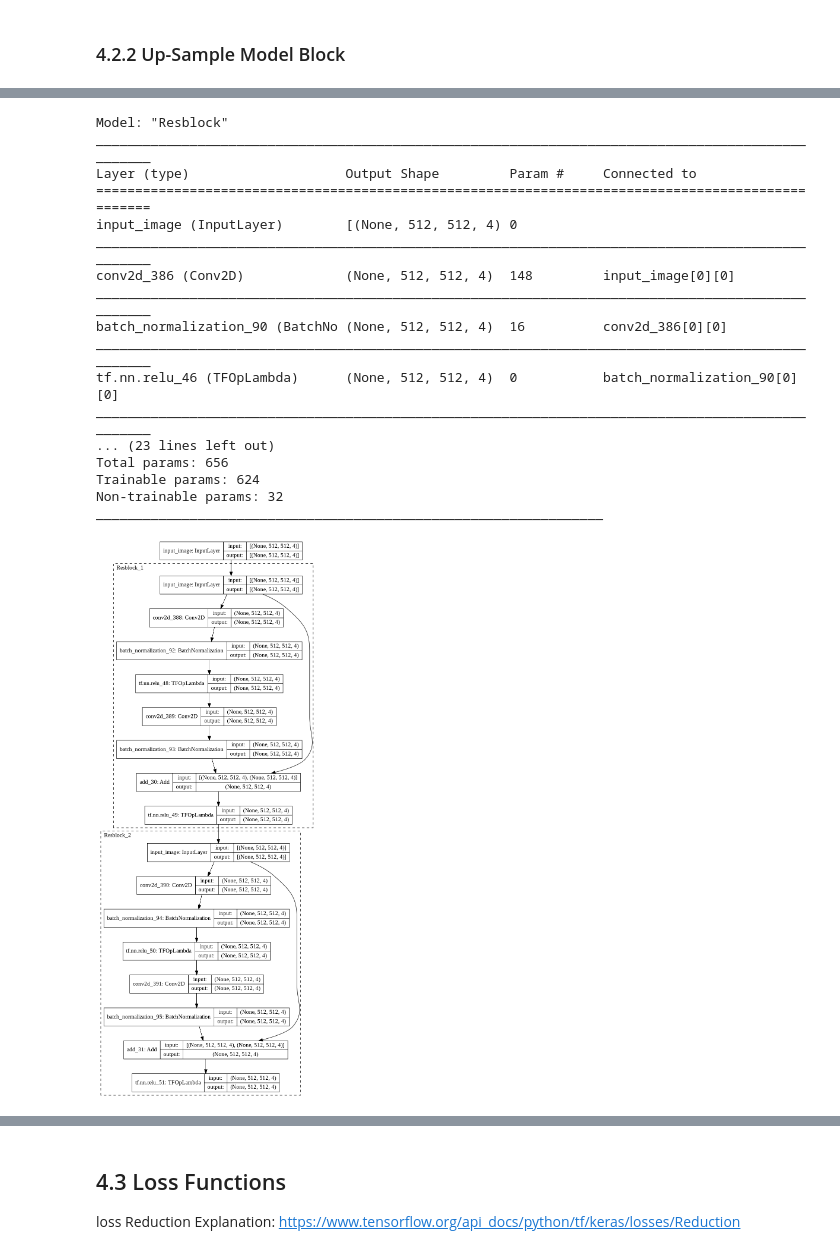
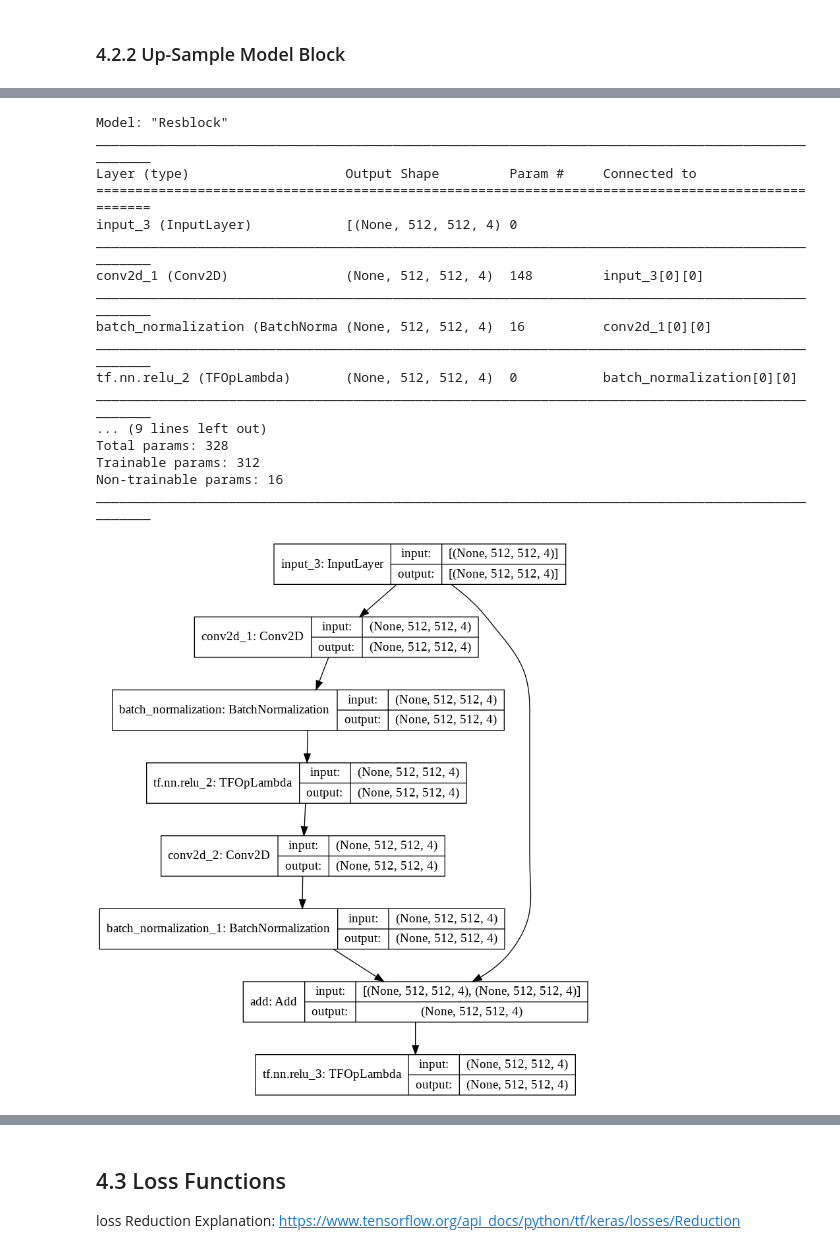
Before and after one commit to sascha-kirch/VoloGAN, a Jupyter notebook: VologramsData_Playground.ipynb, the cells around one changed output, grey strips where cells are left out. Drawn from its saved outputs; the diff is of its cells as text; code cells hidden in the pictures.

Commit message:
Classes to methods to enable summary() and plot model(), PCA Test

```diff
--- a/VologramsData_Playground.ipynb
+++ b/VologramsData_Playground.ipynb
@@ -587,51 +595,63 @@ Der unten gezeigte Residualblock unterscheidet sich noch von dem CycleGAN Beispi
 
 ![resnet_block.png](embedded-picture-1)
 # %%
-def ResBlock(inputShape, name, filters = 4, kernel_size = (3,3), strides = (1,1), activation = 'relu'):
+def ResidualIdentityBlock(inputShape, name = None, filters = 4, kernel_size = (3,3), strides = (1,1), activation = 'relu'):
 
-  input_tensor = tf.keras.layers.Input(shape=inputShape, name='input_image')
+  filters = inputShape[-1]
+
+  input_tensor = tf.keras.layers.Input(shape=inputShape)
   x = tf.keras.layers.Conv2D(filters, kernel_size, strides, padding = 'same')(input_tensor)
   x = tf.keras.layers.BatchNormalization()(x)
   x = tf.keras.activations.get(activation)(x)
 
   x = tf.keras.layers.Conv2D(filters, kernel_size, strides, padding = 'same')(x)
   x = tf.keras.layers.BatchNormalization()(x)
 
   x = tf.keras.layers.Add()([x, input_tensor])
   x = tf.keras.activations.get(activation)(x)
 
   return tf.keras.Model(inputs=input_tensor, outputs=x, name = name)
 
-model = ResBlock(inputShape = (512,512,4), name = "Resblock", filters = 4, kernel_size = (3,3), activation = 'relu')
-model.summary()
-tf.keras.utils.plot_model(model, show_shapes=True)
-
-def test(inputShape):
-  input_tensor = tf.keras.layers.Input(shape=inputShape, name='input_image')
-  res1 = ResBlock(inputShape = inputShape, name = "Resblock_1")(input_tensor)
-  res2 = ResBlock(inputShape = inputShape, name = "Resblock_2")(res1)
-
-  return tf.keras.Model(inputs=input_tensor, outputs=res2)
-
-model = test(inputShape = (512,512,4))
+model = ResidualIdentityBlock(inputShape = (512,512,4), name = "Resblock", filters = 4, kernel_size = (3,3), activation = 'relu')
 model.summary()
 tf.keras.utils.plot_model(model, show_shapes=True, expand_nested=True)
+
+#def test(inputShape):
+#  input_tensor = tf.keras.layers.Input(shape=inputShape)
+#  x = ResBlock(inputShape = inputShape, name = "Resblock_1")(input_tensor)
+#  x = ResBlock(inputShape = inputShape, name = "Resblock_2")(x)
+#  return tf.keras.Model(inputs=input_tensor, outputs=x)
+
+#model = test(inputShape = (512,512,4))
+#model.summary()
+#tf.keras.utils.plot_model(model, show_shapes=True, expand_nested=False)
+
+#def test1(inputShape):
+#  input_tensor = tf.keras.layers.Input(shape=inputShape)
+#  x = test(inputShape)(input_tensor)
+#  x = test(inputShape)(x)
+#  x = test(inputShape)(x)
+#  return tf.keras.Model(inputs=input_tensor, outputs=x)
+
+#model = test1(inputShape = (512,512,4))
+#model.summary()
+#tf.keras.utils.plot_model(model, show_shapes=True, expand_nested=True)
 # %% [output]
 Model: "Resblock"
 __________________________________________________________________________________________________
 Layer (type)                    Output Shape         Param #     Connected to
 ==================================================================================================
-input_image (InputLayer)        [(None, 512, 512, 4) 0
+input_3 (InputLayer)            [(None, 512, 512, 4) 0
 __________________________________________________________________________________________________
-conv2d_386 (Conv2D)             (None, 512, 512, 4)  148         input_image[0][0]
+conv2d_1 (Conv2D)               (None, 512, 512, 4)  148         input_3[0][0]
 __________________________________________________________________________________________________
-batch_normalization_90 (BatchNo (None, 512, 512, 4)  16          conv2d_386[0][0]
+batch_normalization (BatchNorma (None, 512, 512, 4)  16          conv2d_1[0][0]
 __________________________________________________________________________________________________
-tf.nn.relu_46 (TFOpLambda)      (None, 512, 512, 4)  0           batch_normalization_90[0][0]
+tf.nn.relu_2 (TFOpLambda)       (None, 512, 512, 4)  0           batch_normalization[0][0]
 __________________________________________________________________________________________________
-... (23 lines left out)
-Total params: 656
-Trainable params: 624
-Non-trainable params: 32
-_________________________________________________________________
+... (9 lines left out)
+Total params: 328
+Trainable params: 312
+Non-trainable params: 16
+__________________________________________________________________________________________________
-[figure, old version]
+[figure, new version]
```
Also changed, not shown: parts of 31 cells of this notebook.
